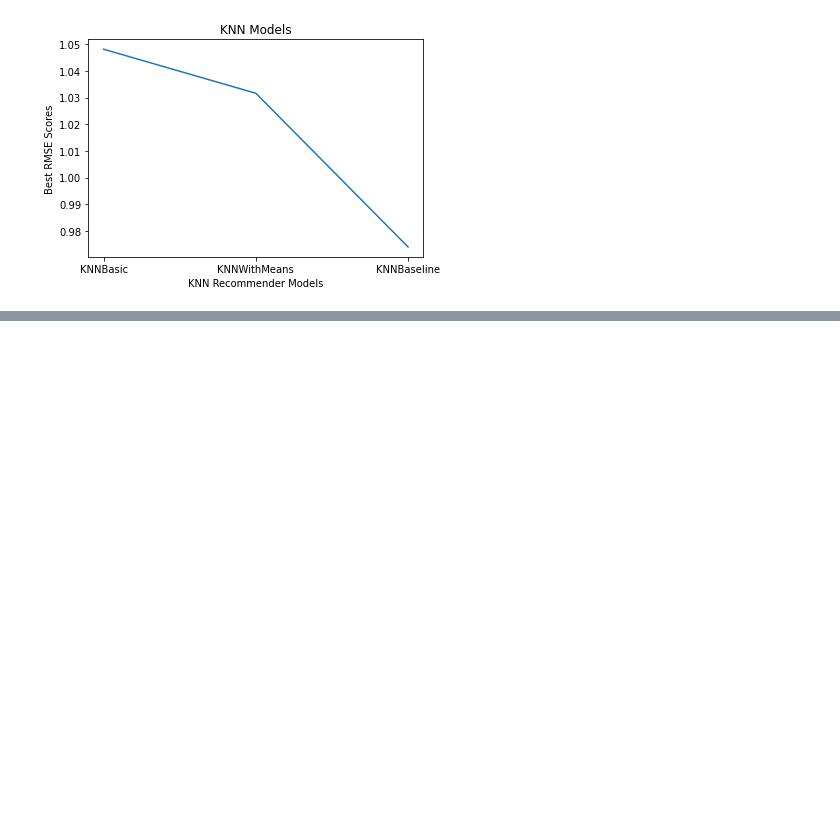
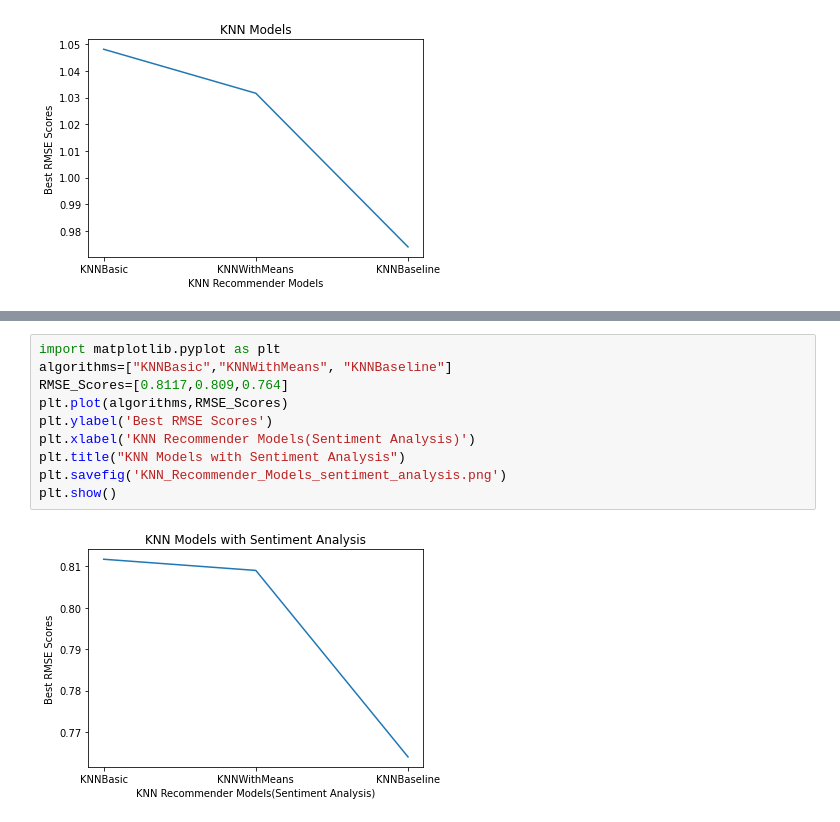
Before and after one commit to divyaKh/CMPE256Project, a Jupyter notebook: 4. Recommendation_System/KNN_Recommendation_model.ipynb, the cells around one changed output, grey strips where cells are left out. Saved outputs shown, nothing was run; the diff lists cells and outputs as text; blank space fills up the shorter version.

Commit message:
Added Sentiment Analysis for KNN

```diff
--- a/4. Recommendation_System/KNN_Recommendation_model.ipynb
+++ b/4. Recommendation_System/KNN_Recommendation_model.ipynb
@@ -1673,0 +1856,12 @@ plt.show()
+# %%
+import matplotlib.pyplot as plt
+algorithms=["KNNBasic","KNNWithMeans", "KNNBaseline"]
+RMSE_Scores=[0.8117,0.809,0.764]
+plt.plot(algorithms,RMSE_Scores)
+plt.ylabel('Best RMSE Scores')
+plt.xlabel('KNN Recommender Models(Sentiment Analysis)')
+plt.title("KNN Models with Sentiment Analysis")
+plt.savefig('KNN_Recommender_Models_sentiment_analysis.png')
+plt.show()
+# %% [output]
+[figure, added]
```
Also changed, not shown: parts of 25 cells of this notebook, 2 other files.
